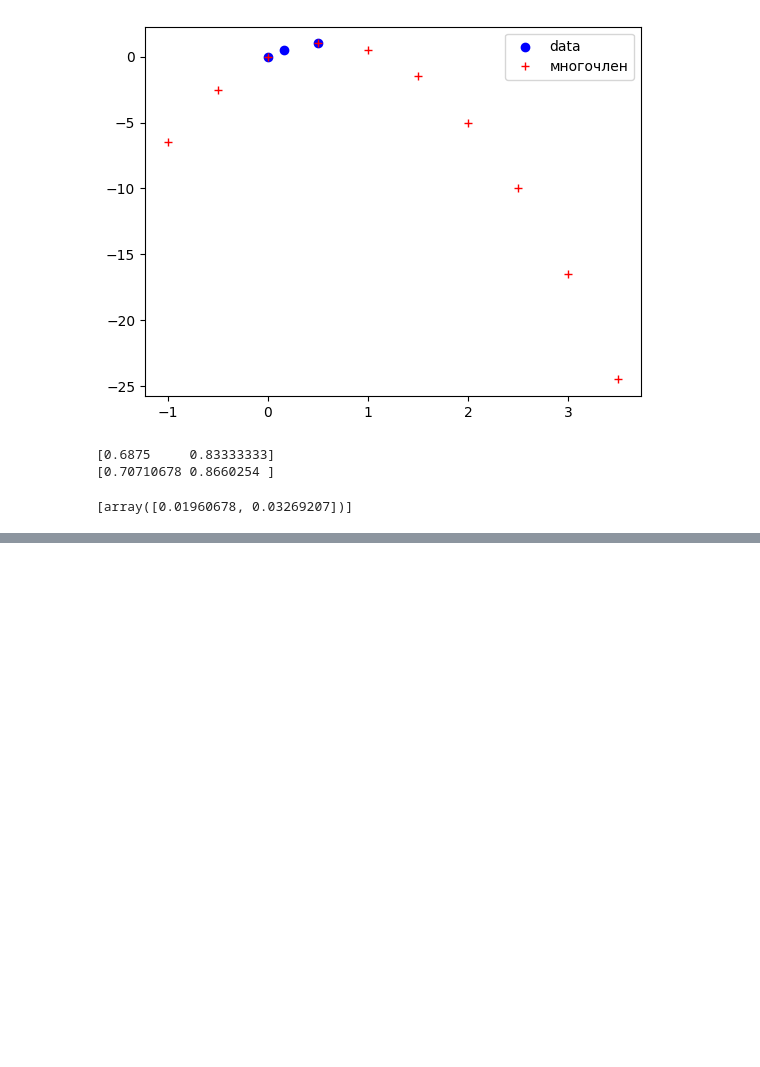
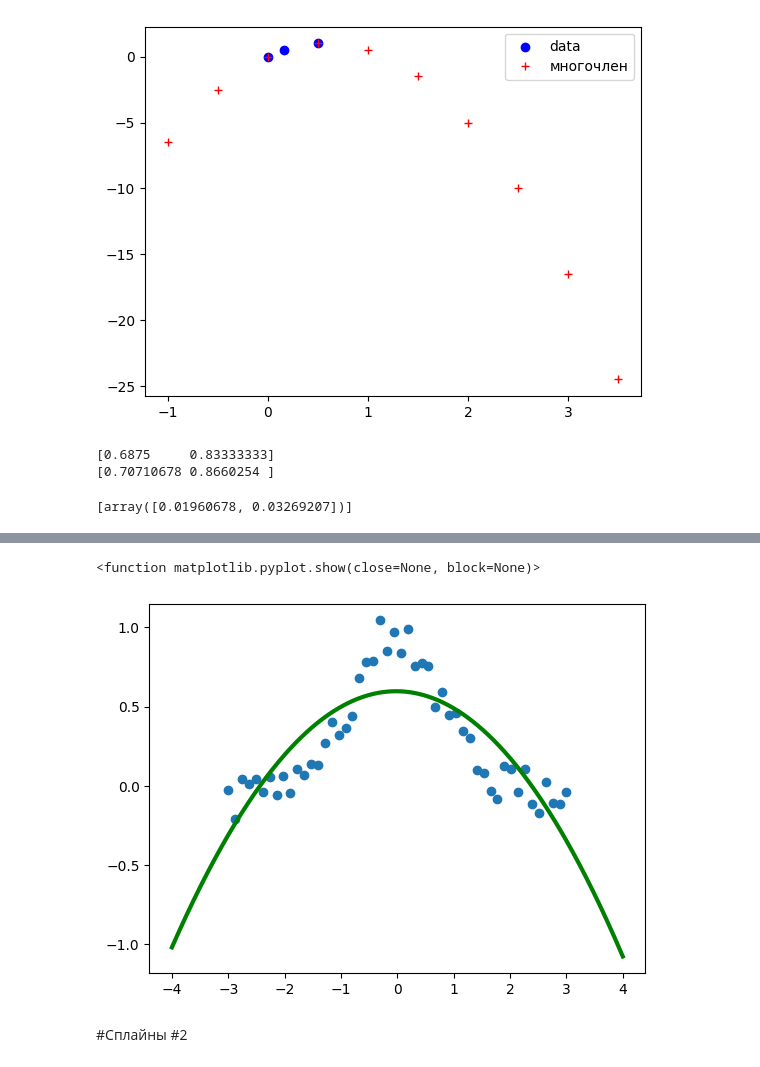
Before and after one commit to edisonc57/chislennyye-metody, a Jupyter notebook: Interpolación_Интерполяция_.ipynb, the cells around one changed output, grey strips where cells are left out. Saved outputs shown, nothing was run; the diff lists cells and outputs as text; code cells hidden in the pictures; blank space fills up the shorter version.

```diff
--- a/Interpolación_Интерполяция_.ipynb
+++ b/Interpolación_Интерполяция_.ipynb
@@ -103,0 +178,10 @@ print (x)
+# %%
+spl= UnivariateSpline(x,y)
+xs= np.linspace(-4, 4, 1000)
+plt.plot(x,y,'o', xs, spl(xs), 'g', lw=3)
+plt.show
+# %% [output]
+<function matplotlib.pyplot.show(close=None, block=None)>
+[figure, added]
+# %% [markdown]
+#Сплайны #2
```
Also changed, not shown: parts of 15 cells of this notebook.
